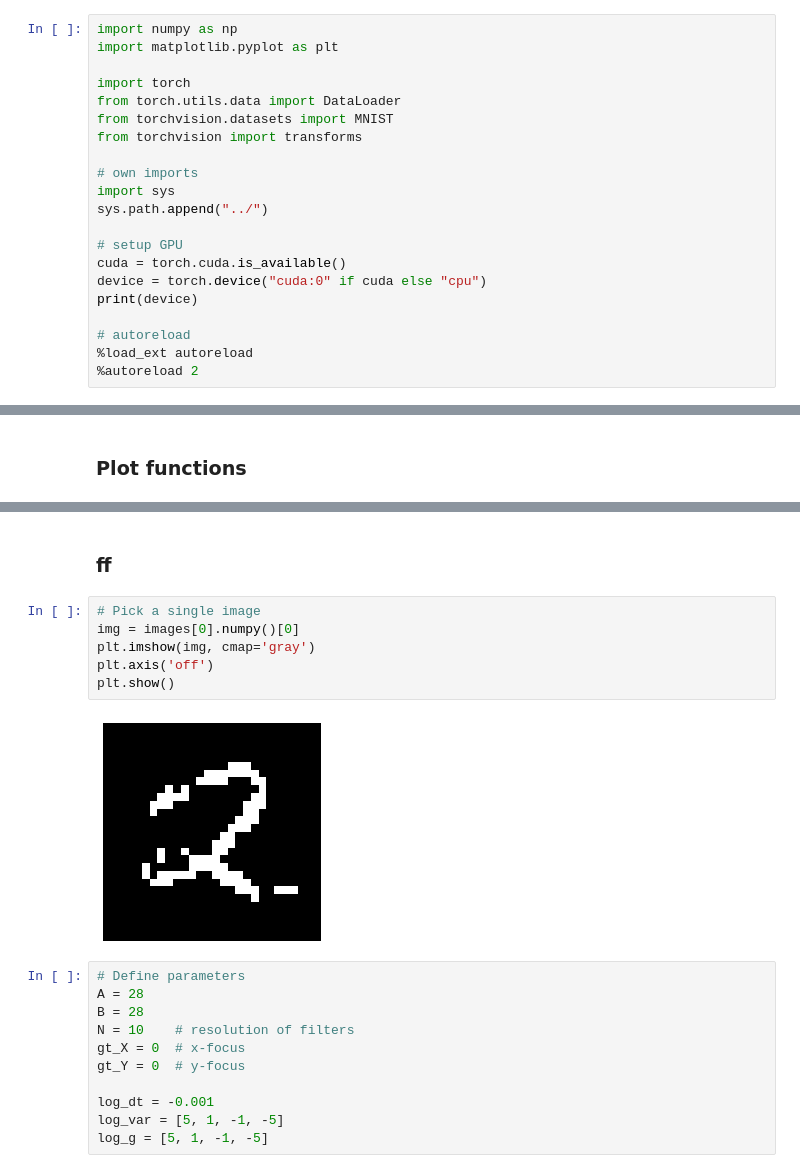
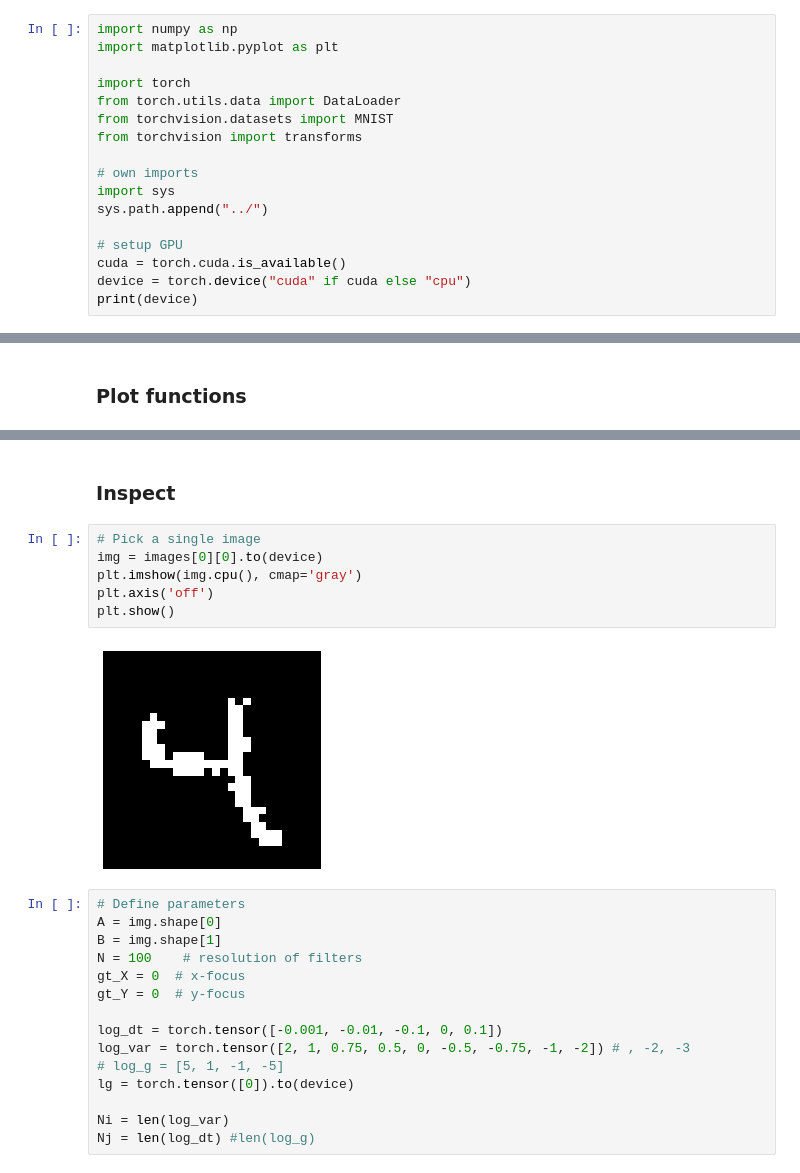
Before and after one commit to simonamtoft/recurrence-and-attention-latent-variable-models, a Jupyter notebook: notebooks/A Look at Attention.ipynb, the cells around one changed output, grey strips where cells are left out. Drawn from its saved outputs; the diff is of its cells as text.

```diff
--- a/notebooks/A Look at Attention.ipynb
+++ b/notebooks/A Look at Attention.ipynb
@@ -13,10 +13,6 @@ sys.path.append("../")
 
 # setup GPU
 cuda = torch.cuda.is_available()
-device = torch.device("cuda:0" if cuda else "cpu")
+device = torch.device("cuda" if cuda else "cpu")
 print(device)
-
-# autoreload
-%load_ext autoreload
-%autoreload 2
 # %% [output]
@@ -190,21 +163,25 @@ def plot_filteredimg(img, F_X, F_Y, log_gamma, title="Filtered image"):
 # %% [markdown]
-### ff
+### Inspect
 # %%
 # Pick a single image
-img = images[0].numpy()[0]
-plt.imshow(img, cmap='gray')
+img = images[0][0].to(device)
+plt.imshow(img.cpu(), cmap='gray')
 plt.axis('off')
 plt.show()
 # %% [output]
-[figure, old version]
+[figure, new version]
 # %%
 # Define parameters
-A = 28
-B = 28
-N = 10    # resolution of filters
+A = img.shape[0]
+B = img.shape[1]
+N = 100    # resolution of filters
 gt_X = 0  # x-focus
 gt_Y = 0  # y-focus
 
-log_dt = -0.001
-log_var = [5, 1, -1, -5]
-log_g = [5, 1, -1, -5]
+log_dt = torch.tensor([-0.001, -0.01, -0.1, 0, 0.1])
+log_var = torch.tensor([2, 1, 0.75, 0.5, 0, -0.5, -0.75, -1, -2]) # , -2, -3
+# log_g = [5, 1, -1, -5]
+lg = torch.tensor([0]).to(device)
+
+Ni = len(log_var)
+Nj = len(log_dt) #len(log_g)
```
Also changed, not shown: parts of 10 cells of this notebook, 5 other files.
